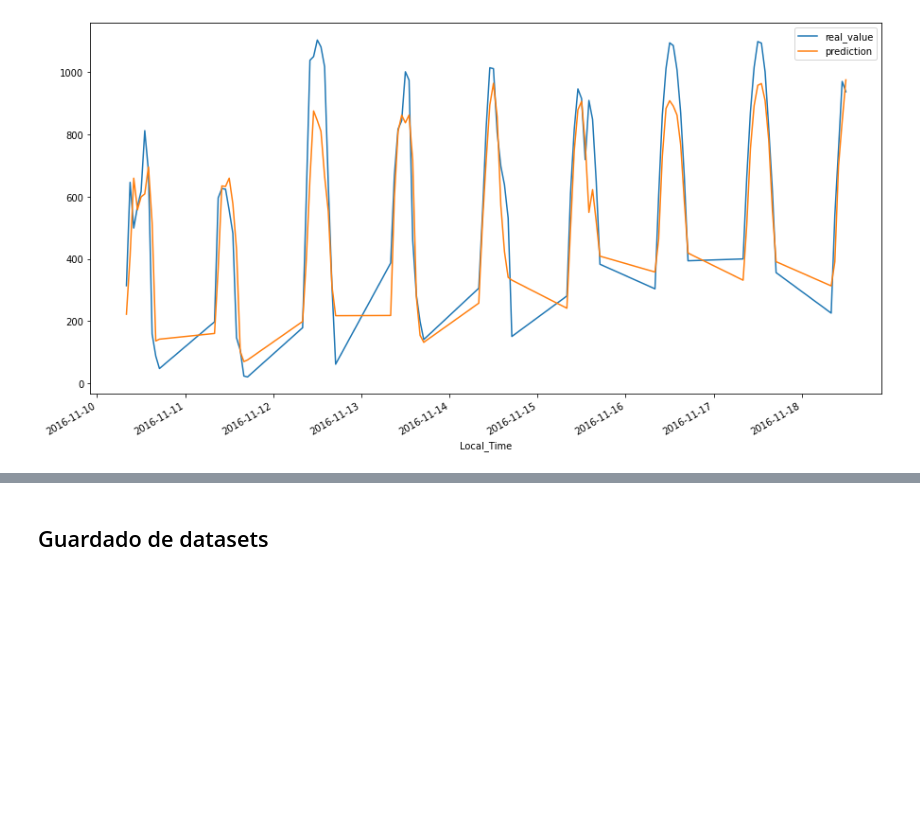
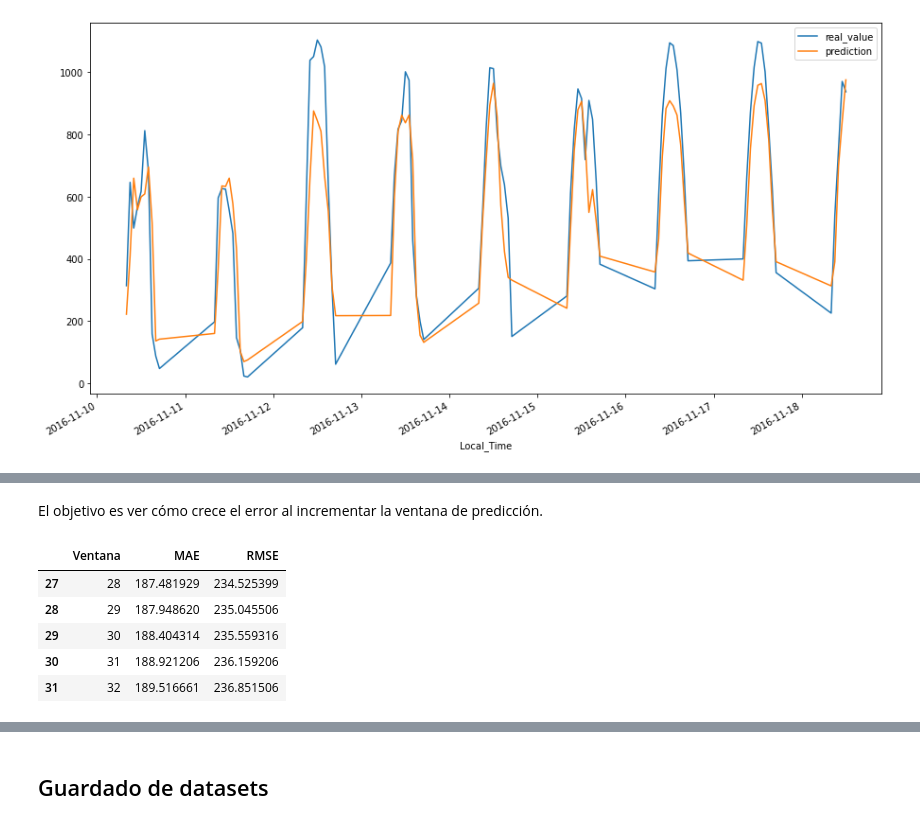
Before and after one commit to danielTeniente/SolarTimeSeries, a Jupyter notebook: Creacion_modelos/RS/Udla_6.ipynb, the cells around one changed output, grey strips where cells are left out. Cells and saved outputs as stored; diff of their text form; code cells hidden in the pictures; blank space fills up the shorter version.

```diff
--- a/Creacion_modelos/RS/Udla_6.ipynb
+++ b/Creacion_modelos/RS/Udla_6.ipynb
@@ -228,0 +242,2 @@ plot_df[:]['2016-11-10 7:00:00':'2016-11-18 12:00:00'].plot(figsize=(15,8))
+# %% [markdown]
+El objetivo es ver cómo crece el error al incrementar la ventana de predicción.
@@ -228,0 +271,9 @@ plot_df[:]['2016-11-10 7:00:00':'2016-11-18 12:00:00'].plot(figsize=(15,8))
+# %%
+resultados.tail()
+# %% [output]
+|  | Ventana | MAE | RMSE |
+| 27 | 28 | 187.481929 | 234.525399 |
+| 28 | 29 | 187.948620 | 235.045506 |
+| 29 | 30 | 188.404314 | 235.559316 |
+| 30 | 31 | 188.921206 | 236.159206 |
+| 31 | 32 | 189.516661 | 236.851506 |
```
Also changed, not shown: parts of 15 cells of this notebook.
